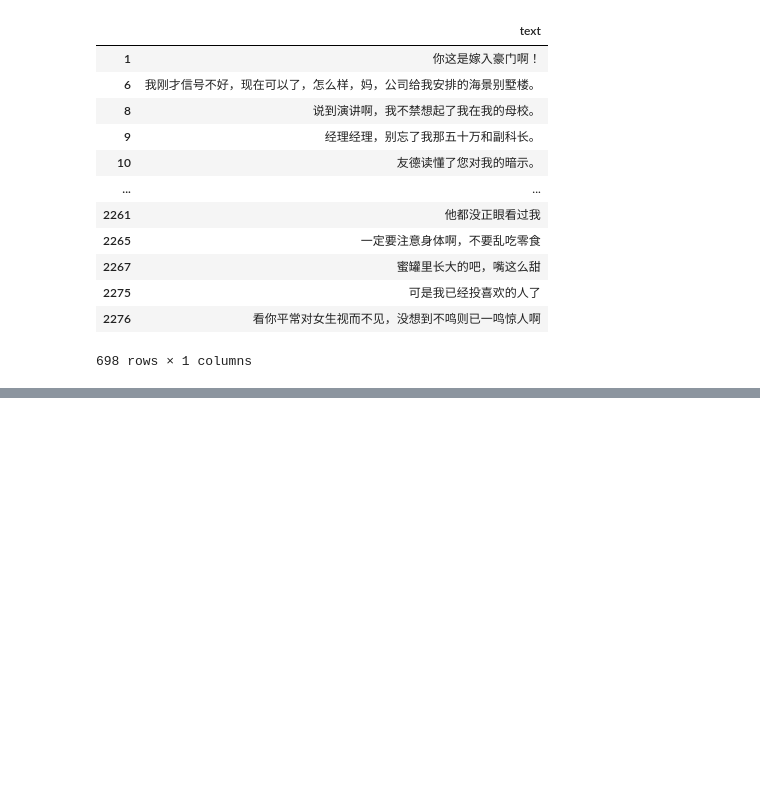
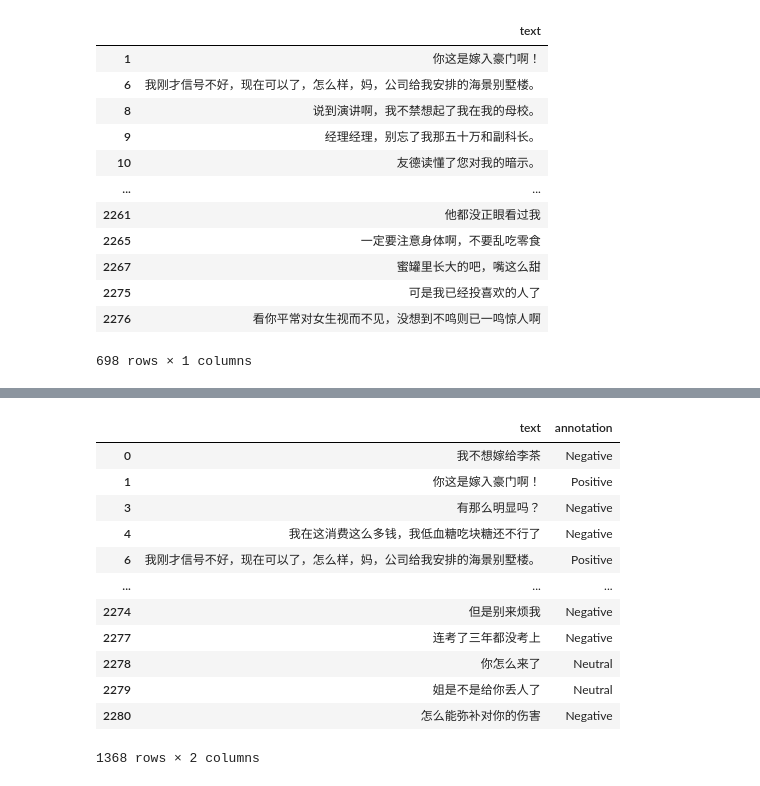
Before and after one commit to HEBAULC/Multimodal-End2end-Sparse, a Jupyter notebook: preprocessing/preprocess_mosei.ipynb, the cells around one changed output, grey strips where cells are left out. Cells and saved outputs as stored; diff of their text form; code cells hidden in the pictures; blank space fills up the shorter version.

```diff
--- a/preprocessing/preprocess_mosei.ipynb
+++ b/preprocessing/preprocess_mosei.ipynb
@@ -494,0 +543,20 @@ positive_df.to_csv(f'{base_label_output_path}/pos.csv',header=0,index=False)
+# %%
+# 提取训练集文本和注释
+# 提取训练集train_label
+train_text_df=df2[(df2['mode']=='train')]
+train_text_df=train_text_df[['text','annotation']]
+train_text_df
+# %% [output]
+|  | text | annotation |
+| 0 | 我不想嫁给李茶 | Negative |
+| 1 | 你这是嫁入豪门啊！ | Positive |
+| 3 | 有那么明显吗？ | Negative |
+| 4 | 我在这消费这么多钱，我低血糖吃块糖还不行了 | Negative |
+| 6 | 我刚才信号不好，现在可以了，怎么样，妈，公司给我安排的海景别墅楼。 | Positive |
+| ... | ... | ... |
+| 2274 | 但是别来烦我 | Negative |
+| 2277 | 连考了三年都没考上 | Negative |
+| 2278 | 你怎么来了 | Neutral |
+| 2279 | 姐是不是给你丢人了 | Neutral |
+| 2280 | 怎么能弥补对你的伤害 | Negative |
+1368 rows × 2 columns
```
Also changed, not shown: parts of 19 cells of this notebook, 6 other files.
